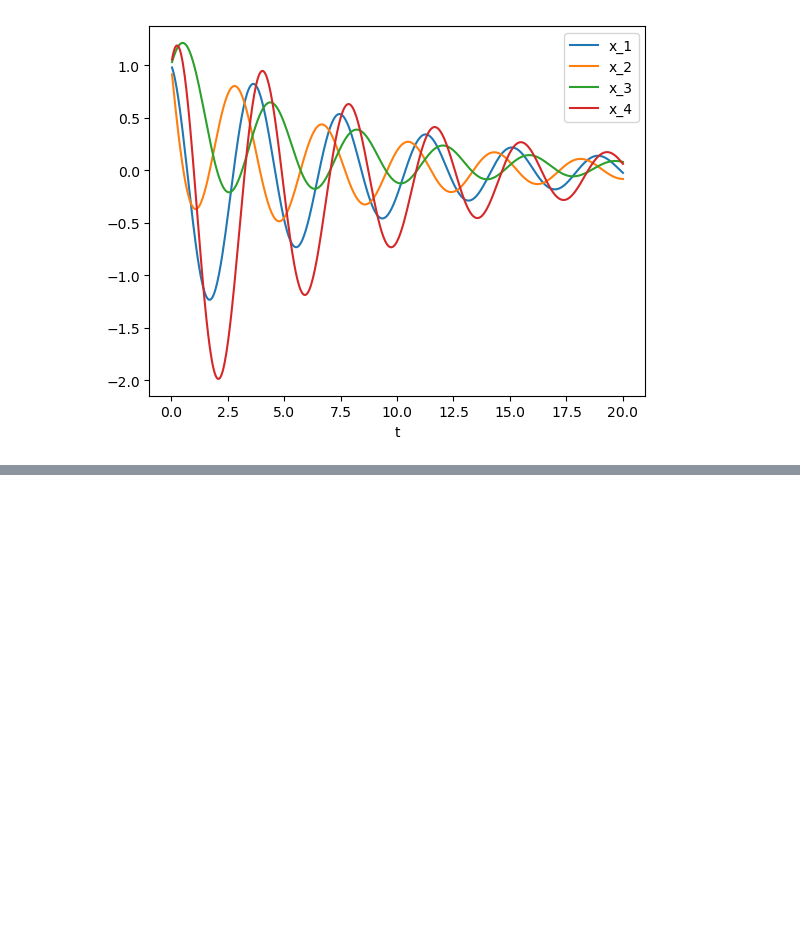
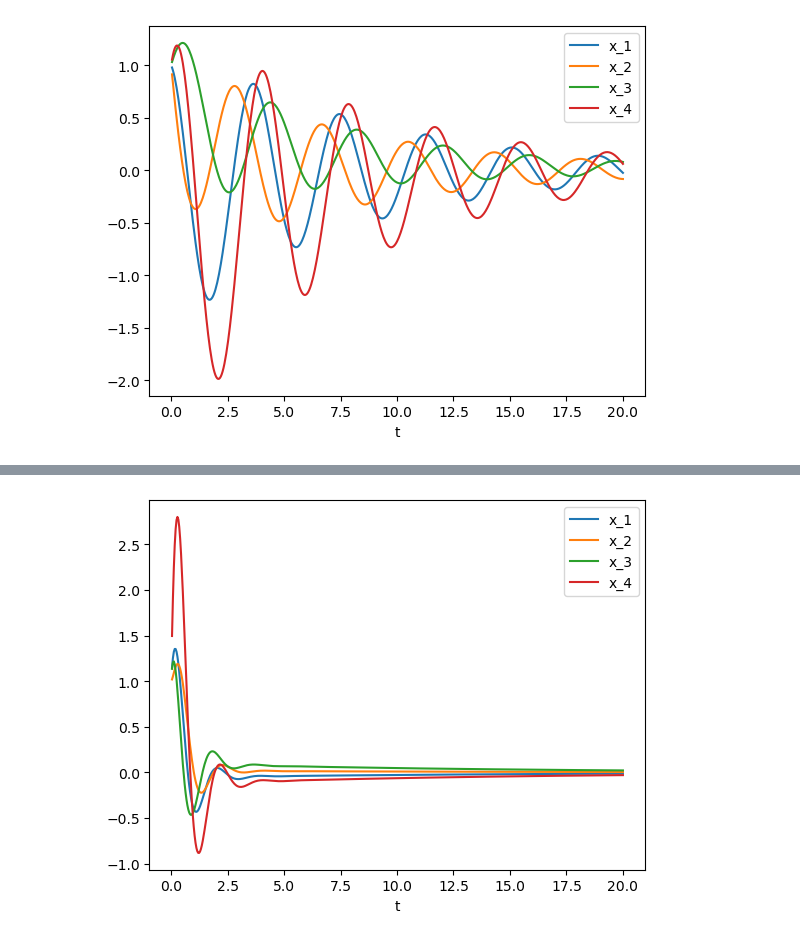
Before and after one commit to gomi-kuzu/model_base_deep, a Jupyter notebook: work/TranslateToPy/Chapter_5/DU-stabilize_py.ipynb, the cells around one changed output, grey strips where cells are left out. Drawn from its saved outputs; the diff is of its cells as text; code cells hidden in the pictures; blank space fills up the shorter version.

```diff
--- a/work/TranslateToPy/Chapter_5/DU-stabilize_py.ipynb
+++ b/work/TranslateToPy/Chapter_5/DU-stabilize_py.ipynb
@@ -66,3 +64,26 @@ df["x_4"] = x4
 df.plot(df.columns[0], y = df.columns[1:]);
 # %% [output]
 [figure]
+# %%
+@jax.jit
+def DU_Euler(K):
+    x = jnp.ones(4)
+    for i in range(N):
+        x += eta * (A + B @ K @ C) @ x
+    return JLA.norm(x)**2
+# %%
+adam_lr = 1e-0
+train_itr = 20
+
+opt_init, opt_update, get_params = optimizers.adam(adam_lr)
+
+def train(gain_k):
+    opt_state = opt_init(gain_k)
+    for i in range(train_itr):
+        value, grads = jax.value_and_grad(DU_Euler, argnums=-1)(gain_k)
+        opt_state = opt_update(i, grads, opt_state)
+        print("\r"+"\rloss:{}".format(value), end=" ")
+    return get_params(opt_state)
+# %%
+gain_k_init = jnp.ones((2,2))
+gain_k_trained = train(gain_k_init)
@@ -68,0 +92,12 @@ df.plot(df.columns[0], y = df.columns[1:]);
+# %%
+x1, x2, x3, x4 = Euler(gain_k_trained)
+df2 = pd.DataFrame()
+df2["t"] = jnp.arange(eta, T+eta, eta)
+df2["x_1"] = x1
+df2["x_2"] = x2
+df2["x_3"] = x3
+df2["x_4"] = x4
+# %%
+df2.plot(df.columns[0], y = df.columns[1:]);
+# %% [output]
+[figure, added]
```
Also changed, not shown: parts of 2 cells of this notebook.
